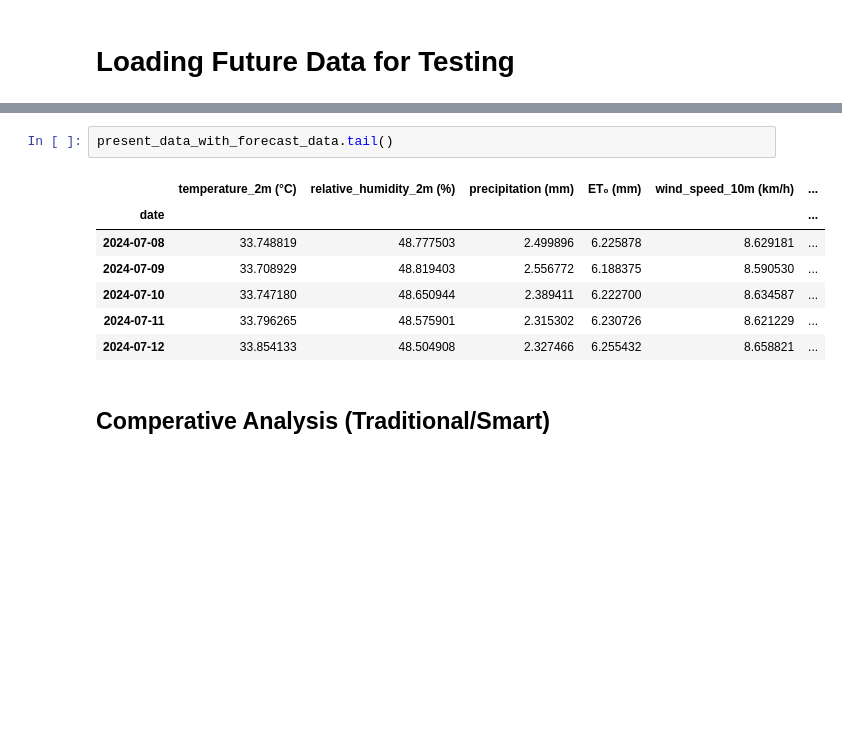
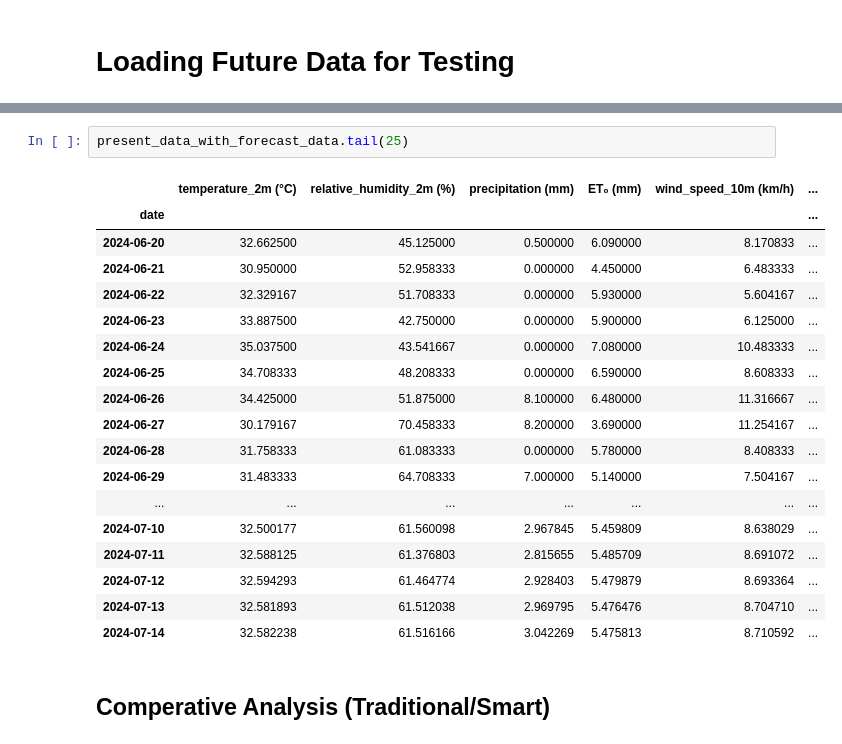
Before and after one commit to Godwin-Oti/Smart-Irrigation-System, a Jupyter notebook: Punjab_India/PUNJAB_2.ipynb, the cells around one changed output, grey strips where cells are left out. Cells and saved outputs as stored; diff of their text form; blank space fills up the shorter version.

```diff
--- a/Punjab_India/PUNJAB_2.ipynb
+++ b/Punjab_India/PUNJAB_2.ipynb
@@ -509,13 +509,24 @@ present_data_with_forecast_data
 # %%
-present_data_with_forecast_data.tail()
+present_data_with_forecast_data.tail(25)
 # %% [output]
 |  | temperature_2m (°C) | relative_humidity_2m (%) | precipitation (mm) | ET₀ (mm) | wind_speed_10m (km/h) | ... |
 | date |  |  |  |  |  | ... |
-| 2024-07-08 | 33.748819 | 48.777503 | 2.499896 | 6.225878 | 8.629181 | ... |
-| 2024-07-09 | 33.708929 | 48.819403 | 2.556772 | 6.188375 | 8.590530 | ... |
-| 2024-07-10 | 33.747180 | 48.650944 | 2.389411 | 6.222700 | 8.634587 | ... |
-| 2024-07-11 | 33.796265 | 48.575901 | 2.315302 | 6.230726 | 8.621229 | ... |
-| 2024-07-12 | 33.854133 | 48.504908 | 2.327466 | 6.255432 | 8.658821 | ... |
+| 2024-06-20 | 32.662500 | 45.125000 | 0.500000 | 6.090000 | 8.170833 | ... |
+| 2024-06-21 | 30.950000 | 52.958333 | 0.000000 | 4.450000 | 6.483333 | ... |
+| 2024-06-22 | 32.329167 | 51.708333 | 0.000000 | 5.930000 | 5.604167 | ... |
+| 2024-06-23 | 33.887500 | 42.750000 | 0.000000 | 5.900000 | 6.125000 | ... |
+| 2024-06-24 | 35.037500 | 43.541667 | 0.000000 | 7.080000 | 10.483333 | ... |
+| 2024-06-25 | 34.708333 | 48.208333 | 0.000000 | 6.590000 | 8.608333 | ... |
+| 2024-06-26 | 34.425000 | 51.875000 | 8.100000 | 6.480000 | 11.316667 | ... |
+| 2024-06-27 | 30.179167 | 70.458333 | 8.200000 | 3.690000 | 11.254167 | ... |
+| 2024-06-28 | 31.758333 | 61.083333 | 0.000000 | 5.780000 | 8.408333 | ... |
+| 2024-06-29 | 31.483333 | 64.708333 | 7.000000 | 5.140000 | 7.504167 | ... |
+| ... | ... | ... | ... | ... | ... | ... |
+| 2024-07-10 | 32.500177 | 61.560098 | 2.967845 | 5.459809 | 8.638029 | ... |
+| 2024-07-11 | 32.588125 | 61.376803 | 2.815655 | 5.485709 | 8.691072 | ... |
+| 2024-07-12 | 32.594293 | 61.464774 | 2.928403 | 5.479879 | 8.693364 | ... |
+| 2024-07-13 | 32.581893 | 61.512038 | 2.969795 | 5.476476 | 8.704710 | ... |
+| 2024-07-14 | 32.582238 | 61.516166 | 3.042269 | 5.475813 | 8.710592 | ... |
 # %% [markdown]
 ## Comperative Analysis (Traditional/Smart)
 # %%
```
Also changed, not shown: parts of 21 cells of this notebook, 5 other files.
